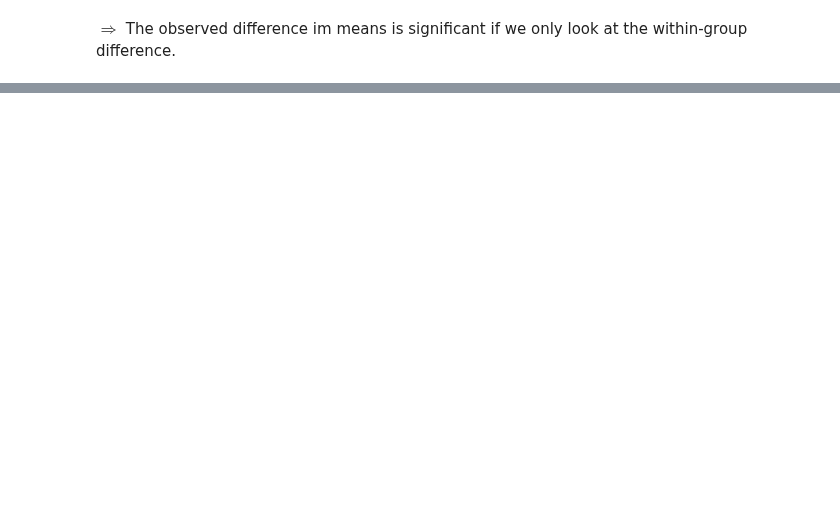
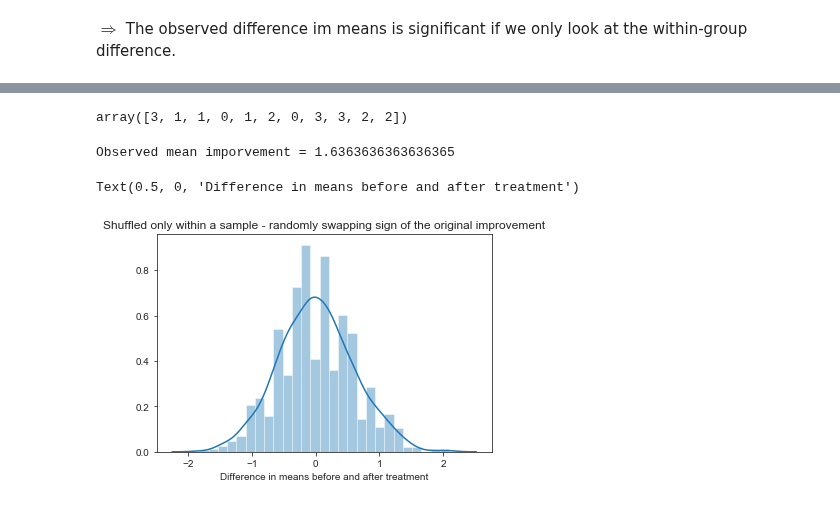
Before and after one commit to moritzwilksch/DataScienceEducation, a Jupyter notebook: IntroductoryStatistics_AResamplingPerspective/resampling_within_subjects.ipynb, the cells around one changed output, grey strips where cells are left out. Drawn from its saved outputs; the diff is of its cells as text; code cells hidden in the pictures; blank space fills up the shorter version.

```diff
--- a/IntroductoryStatistics_AResamplingPerspective/resampling_within_subjects.ipynb
+++ b/IntroductoryStatistics_AResamplingPerspective/resampling_within_subjects.ipynb
@@ -136,0 +164,24 @@ $\Rightarrow$ The observed difference im means is significant if we only look at
+# %%
+df = np.array([[24, 27], [79, 80], [17,18], [50, 50], [98, 99], [45,47], [97, 97], [67,70], [76, 79], [85, 87], [76, 78]])
+
+improvement = df[:, 1] - df[:, 0]
+improvement
+# %% [output]
+array([3, 1, 1, 0, 1, 2, 0, 3, 3, 2, 2])
+# %%
+print(f"Observed mean imporvement = {np.mean(improvement)}")
+# %% [output]
+Observed mean imporvement = 1.6363636363636365
+# %%
+mask = np.random.choice([1, -1], (1000, len(df)))
+# %%
+random_improvements = mask * np.random.choice(improvement, (1000, len(df)))
+# %%
+random_means = np.mean(random_improvements, axis=1)
+# %%
+sns.distplot(random_means)
+plt.title("Shuffled only within a sample - randomly swapping sign of the original improvement")
+plt.xlabel("Difference in means before and after treatment")
+# %% [output]
+Text(0.5, 0, 'Difference in means before and after treatment')
+[figure, added]
```
Also changed, not shown: parts of 12 cells of this notebook.
